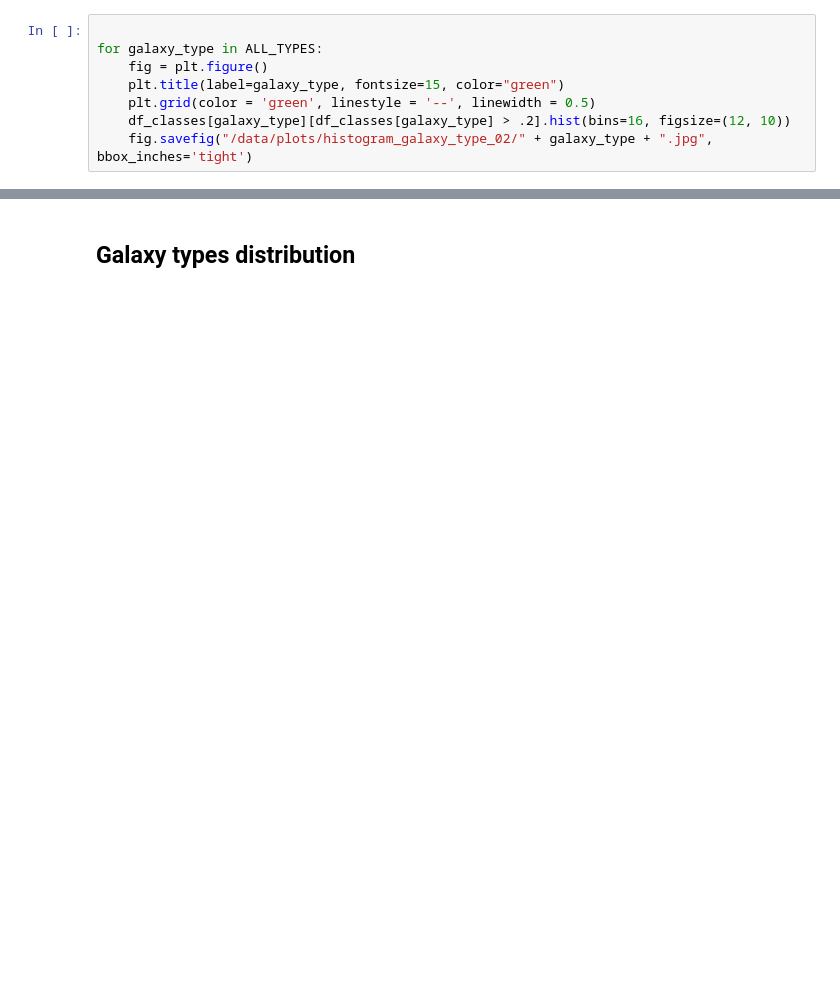
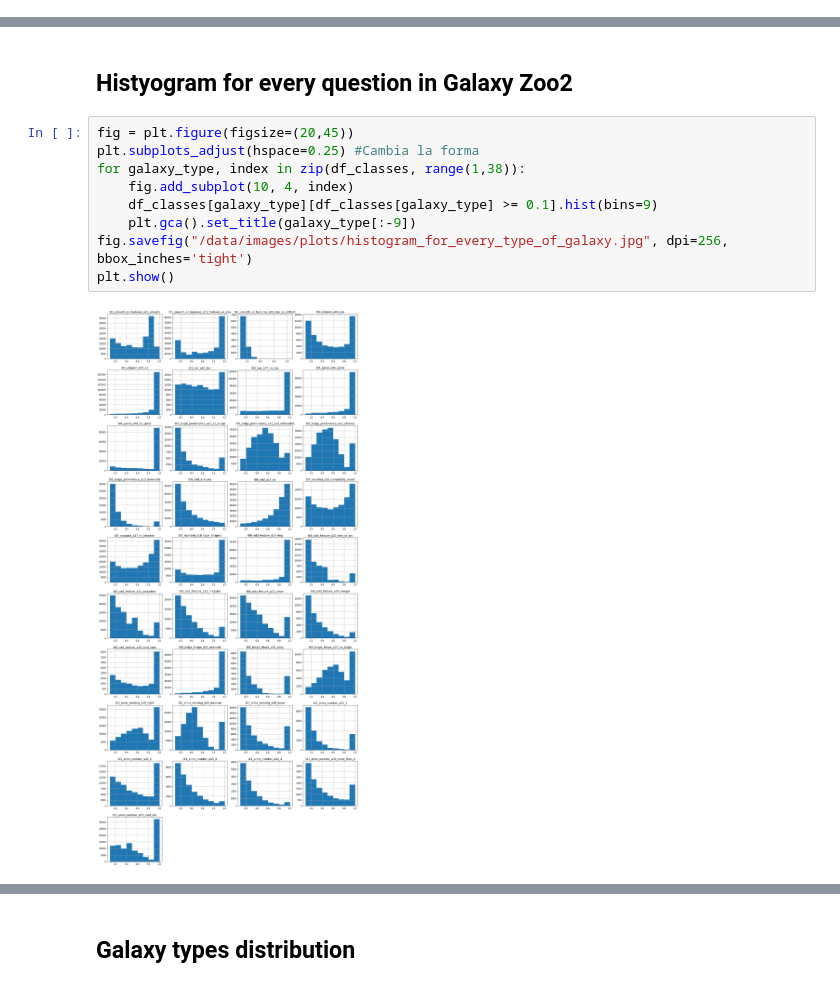
Before and after one commit to PlugInRichi/minIA, a Jupyter notebook: notebooks/ExploratoryDataAnalysis.ipynb, the cells around one changed output, grey strips where cells are left out. Cells and saved outputs as stored; diff of their text form; blank space fills up the shorter version.

```diff
--- a/notebooks/ExploratoryDataAnalysis.ipynb
+++ b/notebooks/ExploratoryDataAnalysis.ipynb
@@ -19,8 +11,0 @@ plt.show()
-# %%
-
-for galaxy_type in ALL_TYPES:
-    fig = plt.figure()
-    plt.title(label=galaxy_type, fontsize=15, color="green")
-    plt.grid(color = 'green', linestyle = '--', linewidth = 0.5)
-    df_classes[galaxy_type][df_classes[galaxy_type] > .2].hist(bins=16, figsize=(12, 10))
-    fig.savefig("/data/plots/histogram_galaxy_type_02/" + galaxy_type + ".jpg", bbox_inches='tight')
@@ -47,0 +12,13 @@ df_selected
+# %% [markdown]
+## Histyogram for every question in Galaxy Zoo2
+# %%
+fig = plt.figure(figsize=(20,45))
+plt.subplots_adjust(hspace=0.25) #Cambia la forma
+for galaxy_type, index in zip(df_classes, range(1,38)):
+    fig.add_subplot(10, 4, index)
+    df_classes[galaxy_type][df_classes[galaxy_type] >= 0.1].hist(bins=9)
+    plt.gca().set_title(galaxy_type[:-9])
+fig.savefig("/data/images/plots/histogram_for_every_type_of_galaxy.jpg", dpi=256, bbox_inches='tight')
+plt.show()
+# %% [output]
+[figure, added]
```
Also changed, not shown: parts of 24 cells of this notebook.
